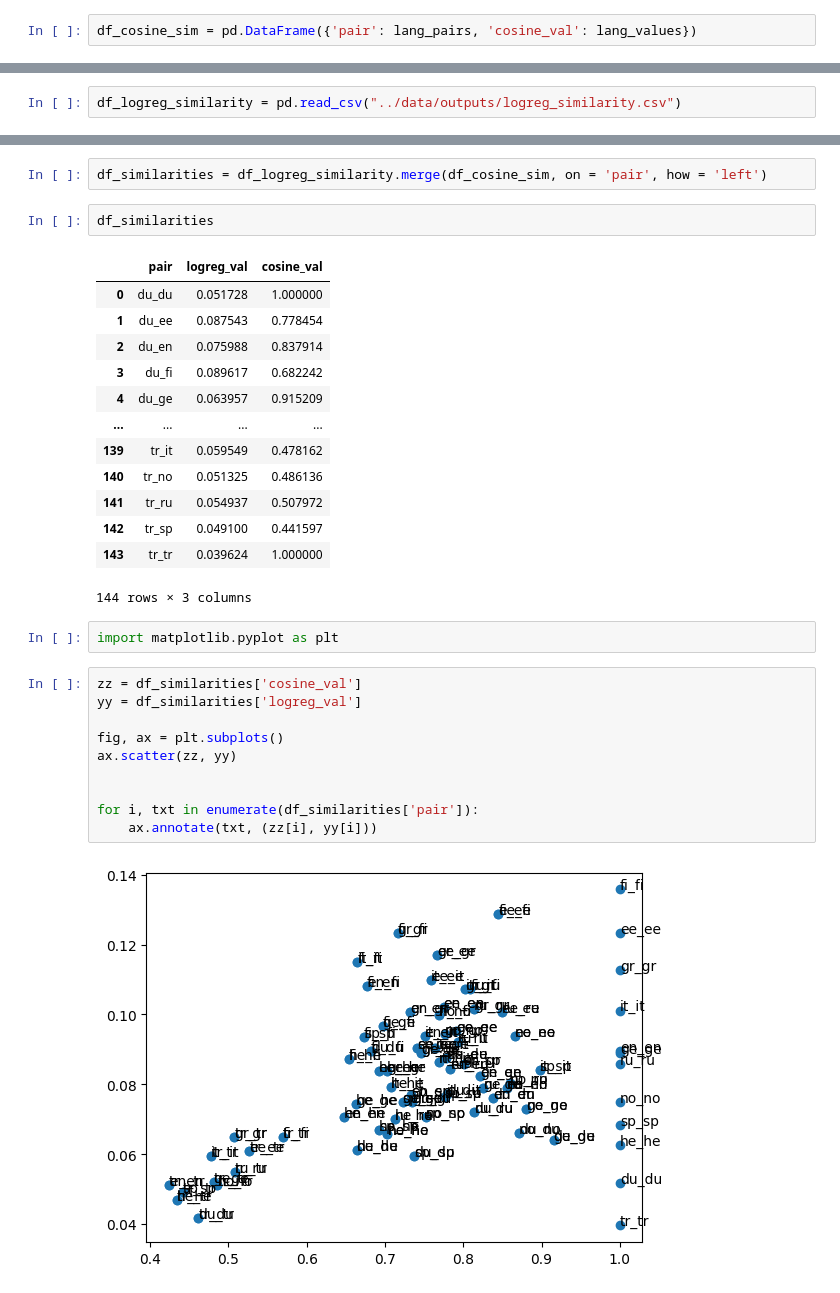
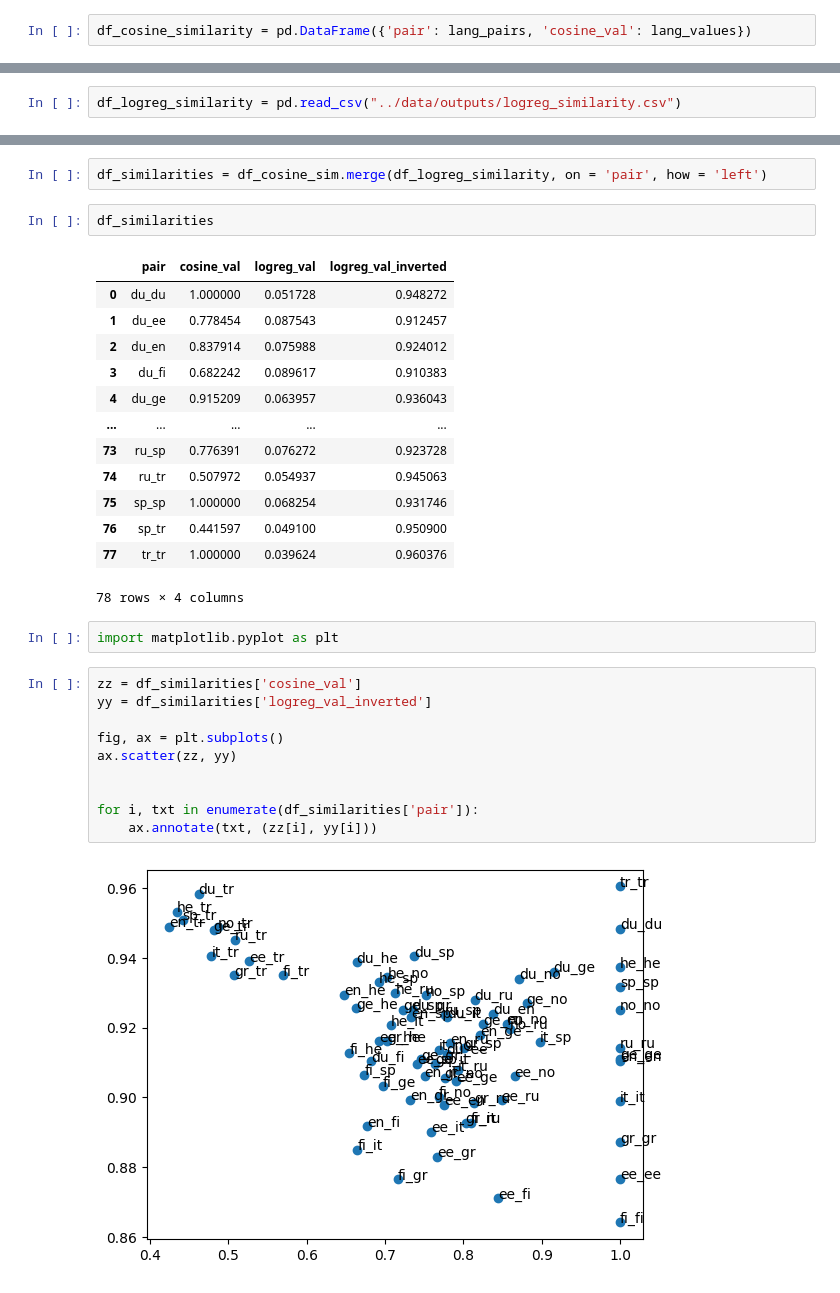
Before and after one commit to linaskerath/ANLP_project, a Jupyter notebook: scripts/plots.ipynb, the cells around one changed output, grey strips where cells are left out. Saved outputs shown, nothing was run; the diff lists cells and outputs as text.

Commit message:
plot

```diff
--- a/scripts/plots.ipynb
+++ b/scripts/plots.ipynb
@@ -39,2 +48,2 @@ for key1 in language_lookup.keys():
 # %%
-df_cosine_sim = pd.DataFrame({'pair': lang_pairs, 'cosine_val': lang_values})
+df_cosine_similarity = pd.DataFrame({'pair': lang_pairs, 'cosine_val': lang_values})
@@ -78,32 +71,32 @@ df_cosine_sim
 # %%
-df_similarities = df_logreg_similarity.merge(df_cosine_sim, on = 'pair', how = 'left')
+df_similarities = df_cosine_sim.merge(df_logreg_similarity, on = 'pair', how = 'left')
 # %%
 df_similarities
 # %% [output]
-|  | pair | logreg_val | cosine_val |
-| 0 | du_du | 0.051728 | 1.000000 |
-| 1 | du_ee | 0.087543 | 0.778454 |
-| 2 | du_en | 0.075988 | 0.837914 |
-| 3 | du_fi | 0.089617 | 0.682242 |
-| 4 | du_ge | 0.063957 | 0.915209 |
-| ... | ... | ... | ... |
-| 139 | tr_it | 0.059549 | 0.478162 |
-| 140 | tr_no | 0.051325 | 0.486136 |
-| 141 | tr_ru | 0.054937 | 0.507972 |
-| 142 | tr_sp | 0.049100 | 0.441597 |
-| 143 | tr_tr | 0.039624 | 1.000000 |
+|  | pair | cosine_val | logreg_val | logreg_val_inverted |
+| 0 | du_du | 1.000000 | 0.051728 | 0.948272 |
+| 1 | du_ee | 0.778454 | 0.087543 | 0.912457 |
+| 2 | du_en | 0.837914 | 0.075988 | 0.924012 |
+| 3 | du_fi | 0.682242 | 0.089617 | 0.910383 |
+| 4 | du_ge | 0.915209 | 0.063957 | 0.936043 |
+| ... | ... | ... | ... | ... |
+| 73 | ru_sp | 0.776391 | 0.076272 | 0.923728 |
+| 74 | ru_tr | 0.507972 | 0.054937 | 0.945063 |
+| 75 | sp_sp | 1.000000 | 0.068254 | 0.931746 |
+| 76 | sp_tr | 0.441597 | 0.049100 | 0.950900 |
+| 77 | tr_tr | 1.000000 | 0.039624 | 0.960376 |
-144 rows × 3 columns
+78 rows × 4 columns
 # %%
 import matplotlib.pyplot as plt
 # %%
 zz = df_similarities['cosine_val']
-yy = df_similarities['logreg_val']
+yy = df_similarities['logreg_val_inverted']
 
 fig, ax = plt.subplots()
 ax.scatter(zz, yy)
 
 
 for i, txt in enumerate(df_similarities['pair']):
     ax.annotate(txt, (zz[i], yy[i]))
 # %% [output]
-[figure, old version]
+[figure, new version]
```
Also changed, not shown: parts of 4 cells of this notebook, 2 other files.
